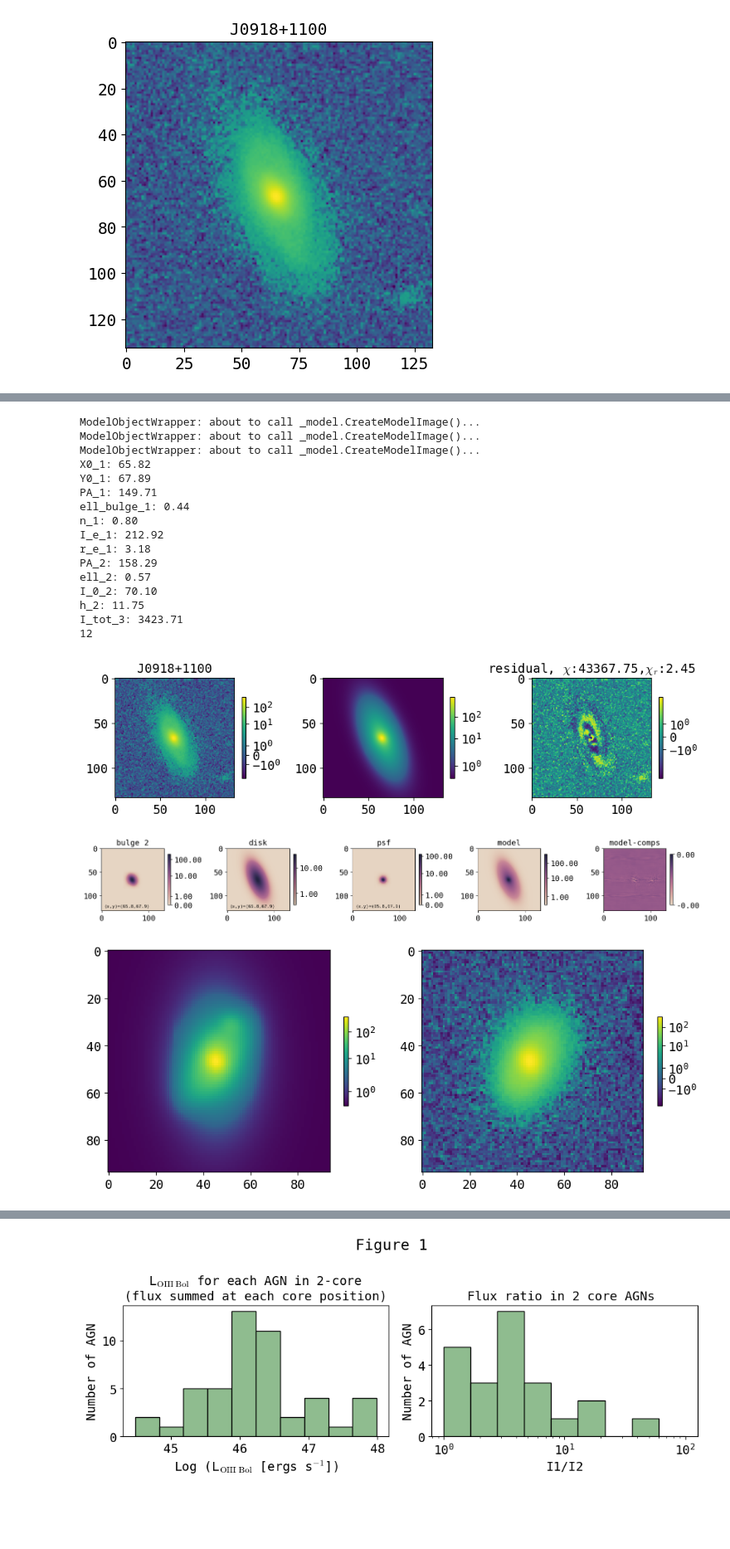
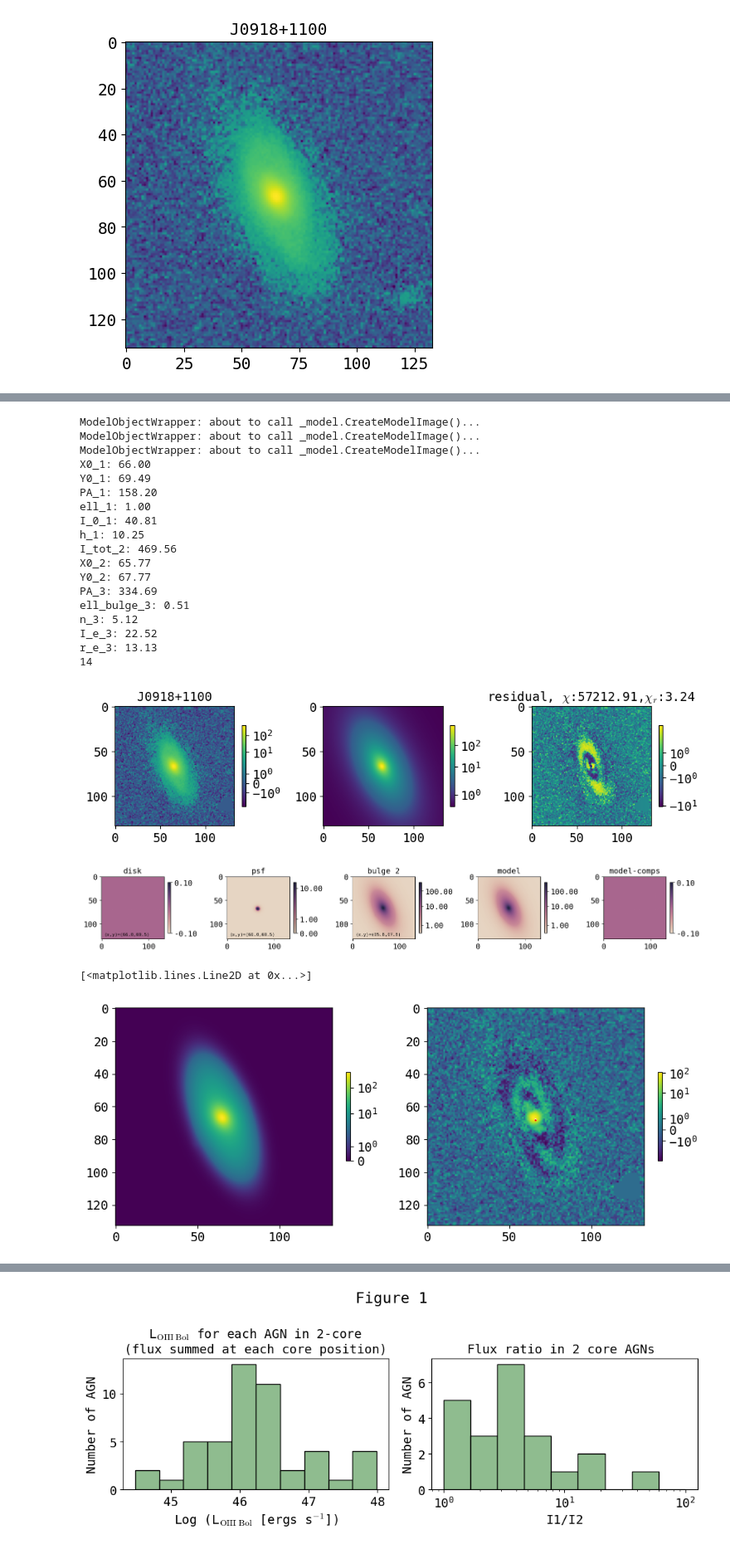
Before and after one commit to insepien/dualAGN, a Jupyter notebook: scrap_notebooks/checkFit.ipynb, the cells around one changed output, grey strips where cells are left out. Shown at 83% size. Saved outputs shown, nothing was run; the diff lists cells and outputs as text; code cells hidden in the pictures; blank space fills up the shorter version.

```diff
--- a/scrap_notebooks/checkFit.ipynb
+++ b/scrap_notebooks/checkFit.ipynb
@@ -663,13 +663,13 @@ sersic_ext_dict = {'name': "Sersic", 'label': "ext bulge", 'parameters': ext_ser
 
 
 funcset_dict_sersic1= {'X0': [midF,0,framelim], 'Y0': [midF,0,framelim],
-                    'function_list': [sersic2_dict,exp2_dict,psf_dict]}
-funcset_dict_sersic2= {'X0': [midF,0,framelim], 'Y0': [midF-1,0,framelim],
-                    'function_list': [sersic3_dict,sersic_dict]}
+                    'function_list': [exp2_dict,psf_dict]}
+funcset_dict_sersic2= {'X0': [midF-1,0,framelim], 'Y0': [midF-1,0,framelim],
+                    'function_list': [sersic2_dict]}
 funcset_dict_sersic3= {'X0': [53,0,framelim], 'Y0': [33,0,framelim],
                     'function_list': [sersic_ext_dict]}
 
 
 
-model_dict = {'function_sets': [funcset_dict_sersic1]}
+model_dict = {'function_sets': [funcset_dict_sersic1,funcset_dict_sersic2]}
 model = pyimfit.ModelDescription.dict_to_ModelDescription(model_dict)
@@ -708,7 +710,7 @@ gain = hdu.header['EGAIN'] #fits: no unit specified, pf: in electrons/ADU
 noise=hdu.header['EFFRN'] #fits:[e-], pf: in electrons
 numcom=hdu.header['NCOADD'] #Number of Averaged Frames
 # Try for only 1 model
-image = imageAGN
+image = imageAGN_masked
 config0, modelIm0, fitRes0, pname0,fitter0  = _dofit_no_oversp(model,dataImage=image, psf=epsf,solver="LM",
                                                  readnoise=noise, expT=exptime, skylevel = sky_level, ncom=numcom,effgain=gain)
 m = modelIm0
@@ -738,37 +740,40 @@ print(len(fitRes0.params))
 ModelObjectWrapper: about to call _model.CreateModelImage()...
 ModelObjectWrapper: about to call _model.CreateModelImage()...
 ModelObjectWrapper: about to call _model.CreateModelImage()...
-X0_1: 65.82
-Y0_1: 67.89
-PA_1: 149.71
-ell_bulge_1: 0.44
-n_1: 0.80
-I_e_1: 212.92
-r_e_1: 3.18
-PA_2: 158.29
-ell_2: 0.57
-I_0_2: 70.10
-h_2: 11.75
-I_tot_3: 3423.71
-12
+X0_1: 66.00
+Y0_1: 69.49
+PA_1: 158.20
+ell_1: 1.00
+I_0_1: 40.81
+h_1: 10.25
+I_tot_2: 469.56
+X0_2: 65.77
+Y0_2: 67.77
+PA_3: 334.69
+ell_bulge_3: 0.51
+n_3: 5.12
+I_e_3: 22.52
+r_e_3: 13.13
+14
-[figure, old version]
+[figure, new version]
 # %%
 plot_model_components(comp_ims,comp_names,comp_pos,isolist_comps)
 # %% [output]
-[figure, old version]
+[figure, new version]
 # %%
 fig,ax = plt.subplots(1,2,figsize=(10,4))
 im0=ax[0].imshow(m,norm='symlog')
-im1=ax[1].imshow(image-comp_ims[3],norm='symlog')
+im1=ax[1].imshow(image-comp_ims[0]-comp_ims[2],norm='symlog')
 [fig.colorbar([im0,im1][i],ax=ax[i],shrink=0.4) for i in range(2)]
 fig.tight_layout();
-# ax[0].plot(comp_pos[2][0],comp_pos[2][1],"ro",markersize=1)
-# ax[1].plot(comp_pos[1][0],comp_pos[1][1],"ro",markersize=1)
+ax[1].plot(comp_pos[2][0],comp_pos[2][1],"wo",markersize=1)
+ax[1].plot(comp_pos[1][0],comp_pos[1][1],"ro",markersize=1)
 # ax[1].plot(80,135,"ro",markersize=1)
 #ax[1].plot(40,40,"ro",markersize=1)
 #[print(f"{pname0[i]}: {fitRes0.params[i]:.2f} ") for i in range(len(fitRes0.params))];
 # %% [output]
+[<matplotlib.lines.Line2D at 0x...>]
-[figure, old version]
+[figure, new version]
 # %%
 modelname = 'sersic+sersic,\nsersic+sersic'
 isolist_data = make_data_isophotes(image,10,midF)
```
Also changed, not shown: parts of 6 cells of this notebook.
